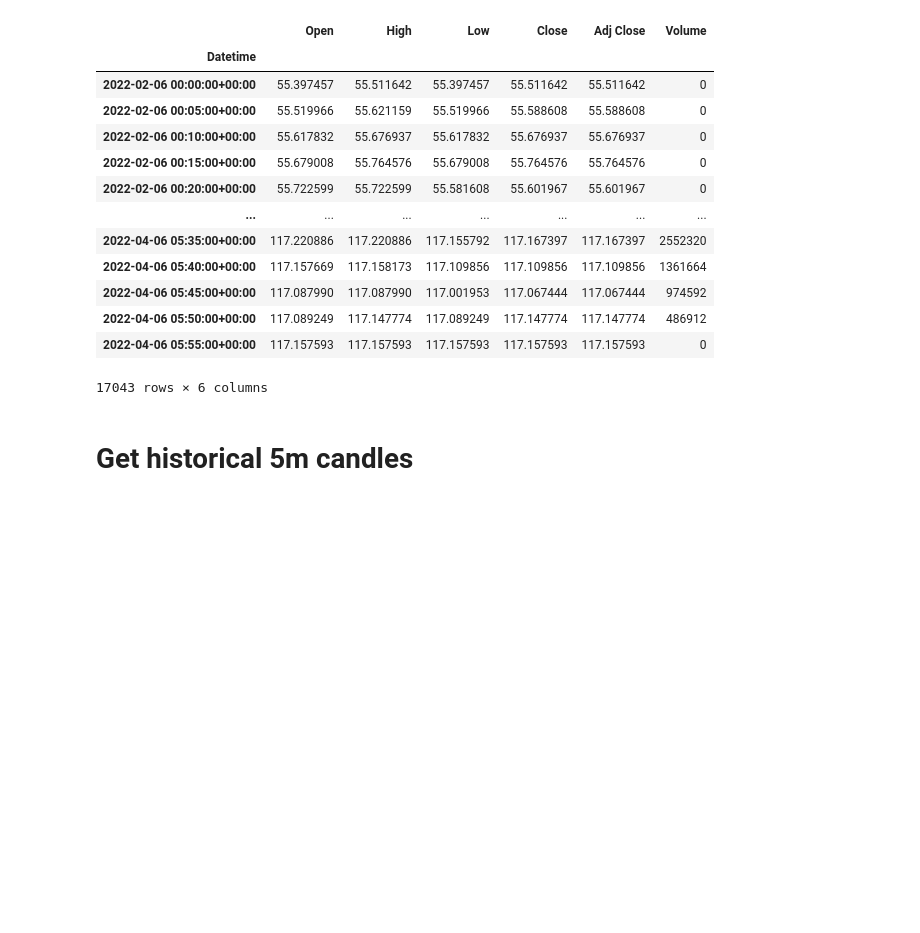
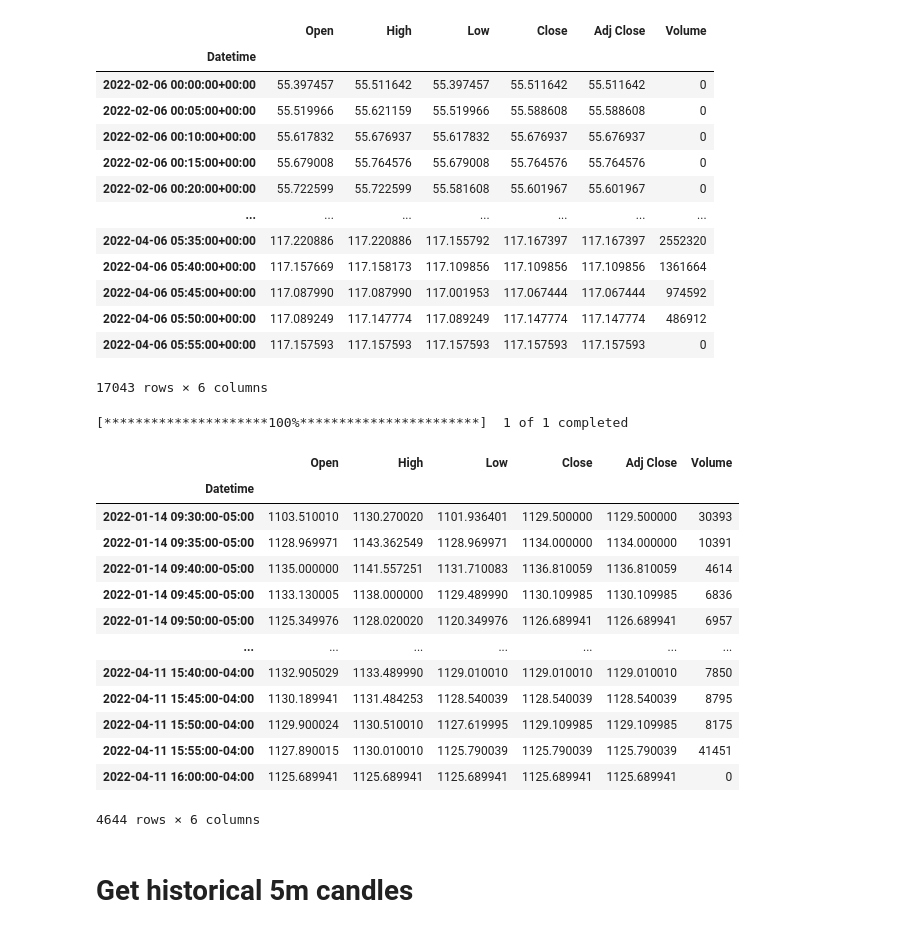
Before and after one commit to sjuanandres0/Chewbacca, a Jupyter notebook: chewie_playground.ipynb, the cells around one changed output. Cells and saved outputs as stored; diff of their text form; code cells hidden in the pictures; blank space fills up the shorter version.

```diff
--- a/chewie_playground.ipynb
+++ b/chewie_playground.ipynb
@@ -704,6 +705,25 @@ df
 | 2022-04-06 05:50:00+00:00 | 117.089249 | 117.147774 | 117.089249 | 117.147774 | 117.147774 | 486912 |
 | 2022-04-06 05:55:00+00:00 | 117.157593 | 117.157593 | 117.157593 | 117.157593 | 117.157593 | 0 |
 17043 rows × 6 columns
+# %%
+df = yf.download(tickers='MELI', period='60d', interval='5m')
+df
+# %% [output]
+[*********************100%***********************]  1 of 1 completed
+|  | Open | High | Low | Close | Adj Close | Volume |
+| Datetime |  |  |  |  |  |  |
+| 2022-01-14 09:30:00-05:00 | 1103.510010 | 1130.270020 | 1101.936401 | 1129.500000 | 1129.500000 | 30393 |
+| 2022-01-14 09:35:00-05:00 | 1128.969971 | 1143.362549 | 1128.969971 | 1134.000000 | 1134.000000 | 10391 |
+| 2022-01-14 09:40:00-05:00 | 1135.000000 | 1141.557251 | 1131.710083 | 1136.810059 | 1136.810059 | 4614 |
+| 2022-01-14 09:45:00-05:00 | 1133.130005 | 1138.000000 | 1129.489990 | 1130.109985 | 1130.109985 | 6836 |
+| 2022-01-14 09:50:00-05:00 | 1125.349976 | 1128.020020 | 1120.349976 | 1126.689941 | 1126.689941 | 6957 |
+| ... | ... | ... | ... | ... | ... | ... |
+| 2022-04-11 15:40:00-04:00 | 1132.905029 | 1133.489990 | 1129.010010 | 1129.010010 | 1129.010010 | 7850 |
+| 2022-04-11 15:45:00-04:00 | 1130.189941 | 1131.484253 | 1128.540039 | 1128.540039 | 1128.540039 | 8795 |
+| 2022-04-11 15:50:00-04:00 | 1129.900024 | 1130.510010 | 1127.619995 | 1129.109985 | 1129.109985 | 8175 |
+| 2022-04-11 15:55:00-04:00 | 1127.890015 | 1130.010010 | 1125.790039 | 1125.790039 | 1125.790039 | 41451 |
+| 2022-04-11 16:00:00-04:00 | 1125.689941 | 1125.689941 | 1125.689941 | 1125.689941 | 1125.689941 | 0 |
+4644 rows × 6 columns
 # %% [markdown]
 # Get historical 5m candles
 # %%
```
Also changed, not shown: parts of 2 cells of this notebook, 1 other file.
